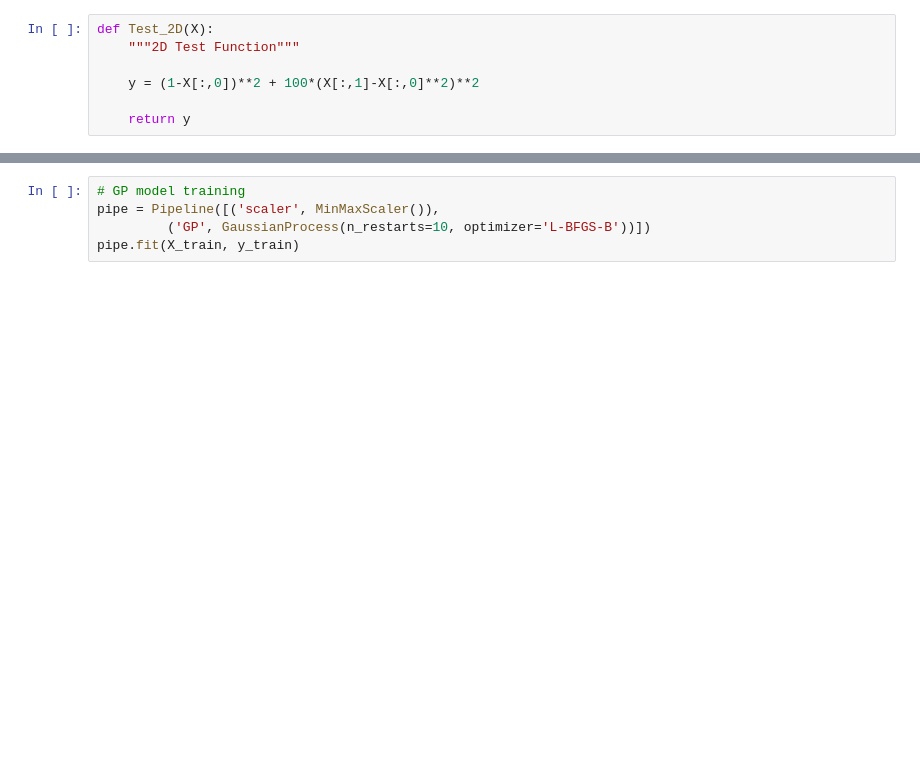
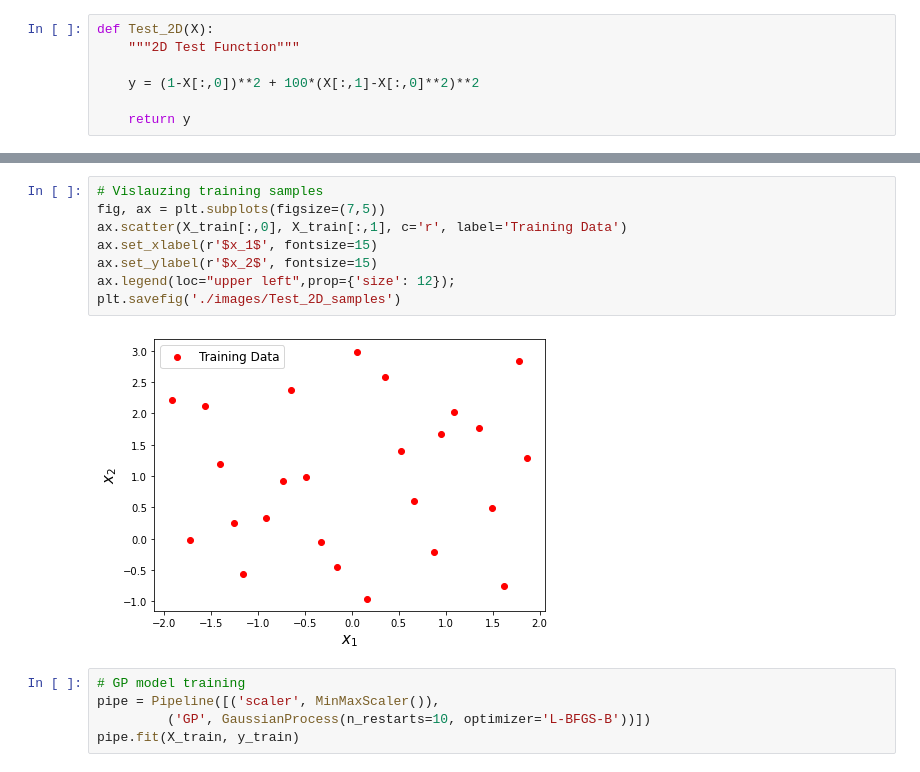
Before and after one commit to ShuaiGuo16/Gaussian-Process, a Jupyter notebook: Gaussian_Process.ipynb, the cells around one changed output, grey strips where cells are left out. Cells and saved outputs as stored; diff of their text form; blank space fills up the shorter version.

```diff
--- a/Gaussian_Process.ipynb
+++ b/Gaussian_Process.ipynb
@@ -280,3 +305,13 @@ y_train = Test_2D(X_train).reshape(-1,1)
+# %%
+# Vislauzing training samples
+fig, ax = plt.subplots(figsize=(7,5))
+ax.scatter(X_train[:,0], X_train[:,1], c='r', label='Training Data')
+ax.set_xlabel(r'$x_1$', fontsize=15)
+ax.set_ylabel(r'$x_2$', fontsize=15)
+ax.legend(loc="upper left",prop={'size': 12});
+plt.savefig('./images/Test_2D_samples')
+# %% [output]
+[figure, added]
 # %%
 # GP model training
 pipe = Pipeline([('scaler', MinMaxScaler()),
```
Also changed, not shown: parts of 23 cells of this notebook, 5 other files.
